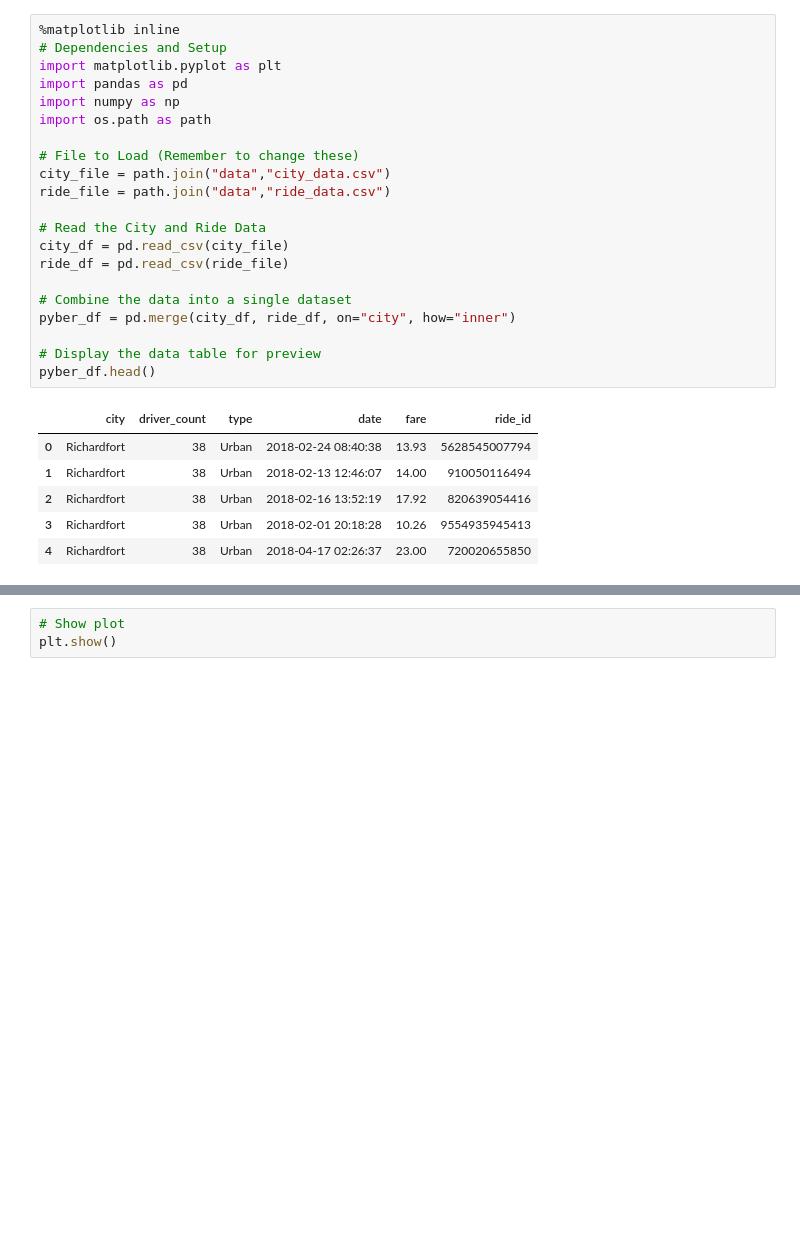
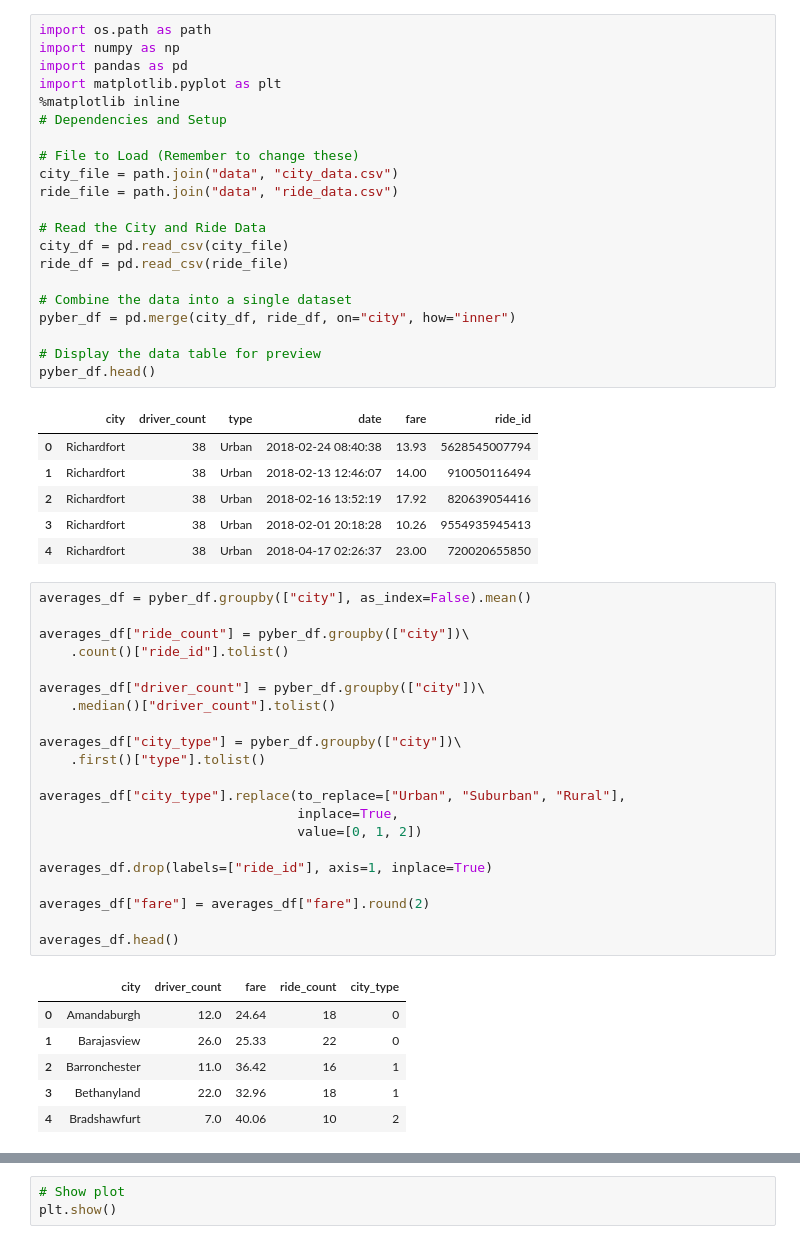
Before and after one commit to feldsteina/pyber, a Jupyter notebook: pyber.ipynb, the cells around one changed output, grey strips where cells are left out. Saved outputs shown, nothing was run; the diff lists cells and outputs as text; blank space fills up the shorter version.

```diff
--- a/pyber.ipynb
+++ b/pyber.ipynb
@@ -1,14 +1,14 @@
 # %%
+import os.path as path
+import numpy as np
+import pandas as pd
+import matplotlib.pyplot as plt
 %matplotlib inline
 # Dependencies and Setup
-import matplotlib.pyplot as plt
-import pandas as pd
-import numpy as np
-import os.path as path
 
 # File to Load (Remember to change these)
-city_file = path.join("data","city_data.csv")
-ride_file = path.join("data","ride_data.csv")
+city_file = path.join("data", "city_data.csv")
+ride_file = path.join("data", "ride_data.csv")
 
 # Read the City and Ride Data
 city_df = pd.read_csv(city_file)
@@ -26,4 +26,32 @@ pyber_df.head()
 | 2 | Richardfort | 38 | Urban | 2018-02-16 13:52:19 | 17.92 | 820639054416 |
 | 3 | Richardfort | 38 | Urban | 2018-02-01 20:18:28 | 10.26 | 9554935945413 |
 | 4 | Richardfort | 38 | Urban | 2018-04-17 02:26:37 | 23.00 | 720020655850 |
+# %%
+averages_df = pyber_df.groupby(["city"], as_index=False).mean()
+
+averages_df["ride_count"] = pyber_df.groupby(["city"])\
+    .count()["ride_id"].tolist()
+
+averages_df["driver_count"] = pyber_df.groupby(["city"])\
+    .median()["driver_count"].tolist()
+
+averages_df["city_type"] = pyber_df.groupby(["city"])\
+    .first()["type"].tolist()
+
+averages_df["city_type"].replace(to_replace=["Urban", "Suburban", "Rural"],
+                                 inplace=True,
+                                 value=[0, 1, 2])
+
+averages_df.drop(labels=["ride_id"], axis=1, inplace=True)
+
+averages_df["fare"] = averages_df["fare"].round(2)
+
+averages_df.head()
+# %% [output]
+|  | city | driver_count | fare | ride_count | city_type |
+| 0 | Amandaburgh | 12.0 | 24.64 | 18 | 0 |
+| 1 | Barajasview | 26.0 | 25.33 | 22 | 0 |
+| 2 | Barronchester | 11.0 | 36.42 | 16 | 1 |
+| 3 | Bethanyland | 22.0 | 32.96 | 18 | 1 |
+| 4 | Bradshawfurt | 7.0 | 40.06 | 10 | 2 |
 # %% [markdown]
```
Also changed, not shown: parts of 5 cells of this notebook, 2 other files.
